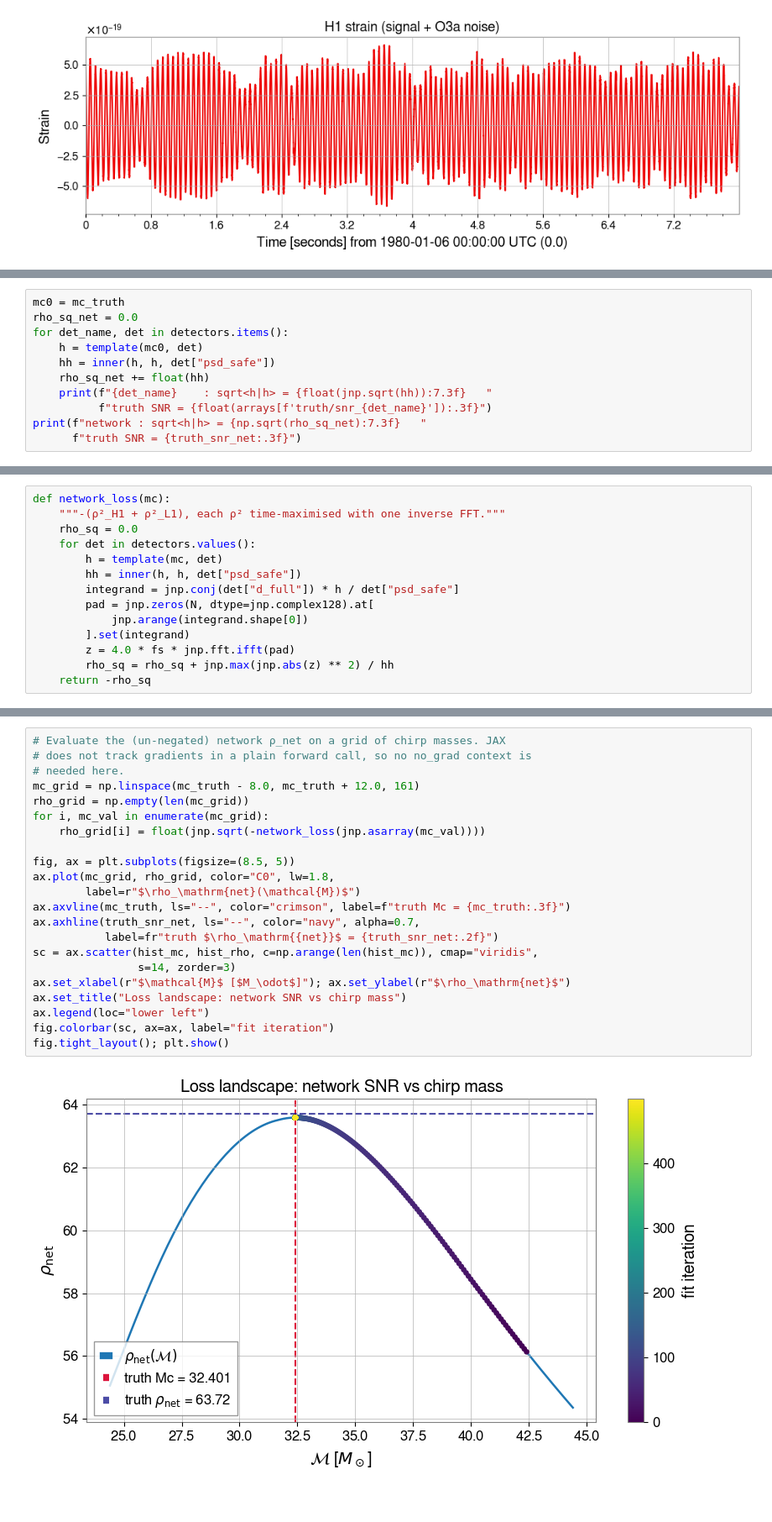
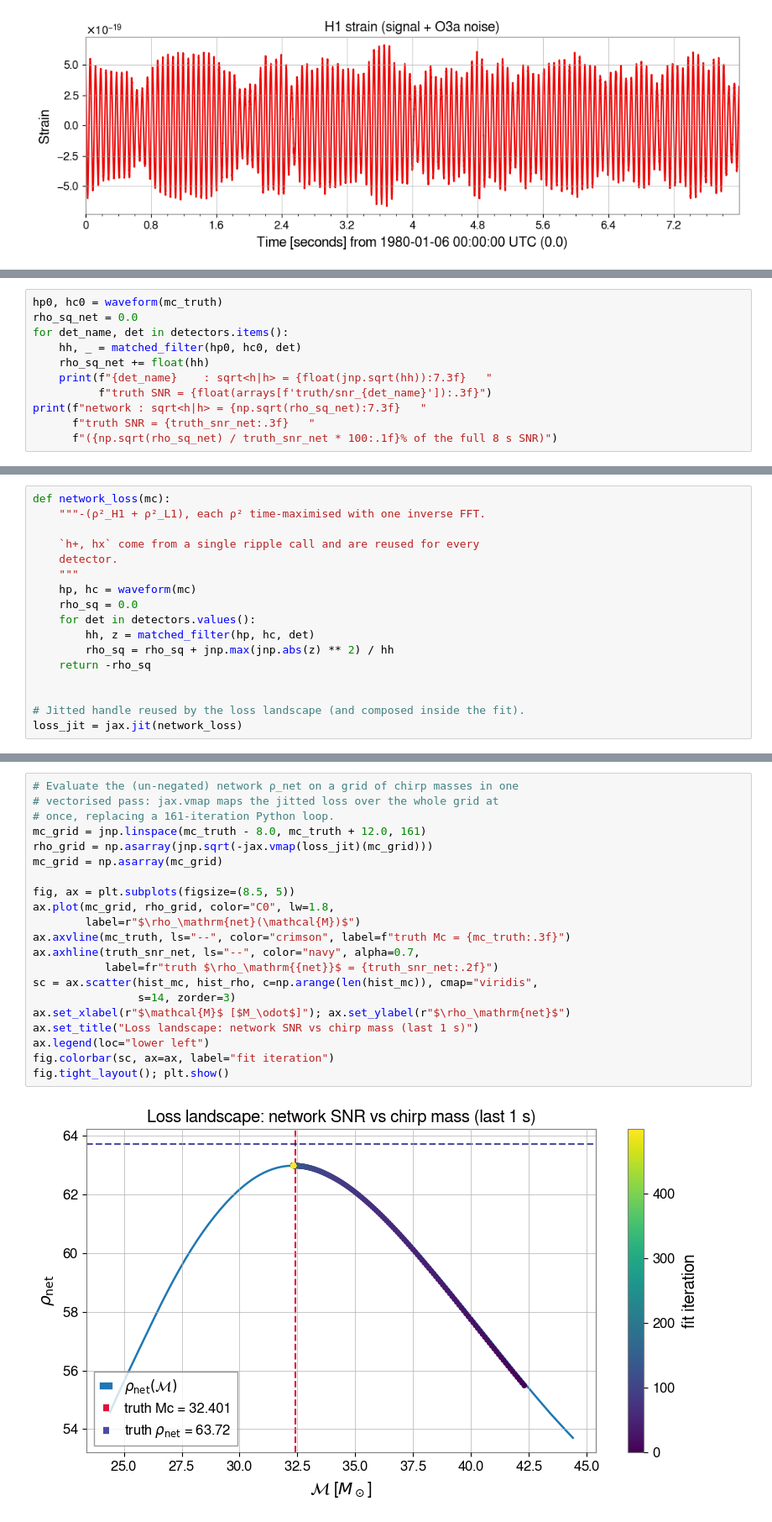
Before and after one commit to chreissel/bnsfinder, a Jupyter notebook: FirstTests.ipynb, the cells around one changed output, grey strips where cells are left out. Shown at 84% size. Saved outputs shown, nothing was run; the diff lists cells and outputs as text.

```diff
--- a/FirstTests.ipynb
+++ b/FirstTests.ipynb
@@ -177,12 +192,12 @@ truth_snr_net = float(arrays["truth/snr"])
 # %%
-mc0 = mc_truth
+hp0, hc0 = waveform(mc_truth)
 rho_sq_net = 0.0
 for det_name, det in detectors.items():
-    h = template(mc0, det)
-    hh = inner(h, h, det["psd_safe"])
+    hh, _ = matched_filter(hp0, hc0, det)
     rho_sq_net += float(hh)
     print(f"{det_name}    : sqrt<h|h> = {float(jnp.sqrt(hh)):7.3f}   "
           f"truth SNR = {float(arrays[f'truth/snr_{det_name}']):.3f}")
 print(f"network : sqrt<h|h> = {np.sqrt(rho_sq_net):7.3f}   "
-      f"truth SNR = {truth_snr_net:.3f}")
+      f"truth SNR = {truth_snr_net:.3f}   "
+      f"({np.sqrt(rho_sq_net) / truth_snr_net * 100:.1f}% of the full 8 s SNR)")
 # %% [output]
@@ -241,15 +251,18 @@ tracks it automatically. `jax.grad` differentiates straight through the
 # %%
 def network_loss(mc):
-    """-(ρ²_H1 + ρ²_L1), each ρ² time-maximised with one inverse FFT."""
+    """-(ρ²_H1 + ρ²_L1), each ρ² time-maximised with one inverse FFT.
+
+    `h+, hx` come from a single ripple call and are reused for every
+    detector.
+    """
+    hp, hc = waveform(mc)
     rho_sq = 0.0
     for det in detectors.values():
-        h = template(mc, det)
-        hh = inner(h, h, det["psd_safe"])
-        integrand = jnp.conj(det["d_full"]) * h / det["psd_safe"]
-        pad = jnp.zeros(N, dtype=jnp.complex128).at[
-            jnp.arange(integrand.shape[0])
-        ].set(integrand)
-        z = 4.0 * fs * jnp.fft.ifft(pad)
+        hh, z = matched_filter(hp, hc, det)
         rho_sq = rho_sq + jnp.max(jnp.abs(z) ** 2) / hh
     return -rho_sq
+
+
+# Jitted handle reused by the loss landscape (and composed inside the fit).
+loss_jit = jax.jit(network_loss)
 # %%
@@ -307,25 +328,24 @@ in the fit) to visualise the objective the optimiser descends. The fit
 trajectory is overlaid, its colour encoding iteration.
 # %%
-# Evaluate the (un-negated) network ρ_net on a grid of chirp masses. JAX
-# does not track gradients in a plain forward call, so no no_grad context is
-# needed here.
-mc_grid = np.linspace(mc_truth - 8.0, mc_truth + 12.0, 161)
-rho_grid = np.empty(len(mc_grid))
-for i, mc_val in enumerate(mc_grid):
-    rho_grid[i] = float(jnp.sqrt(-network_loss(jnp.asarray(mc_val))))
+# Evaluate the (un-negated) network ρ_net on a grid of chirp masses in one
+# vectorised pass: jax.vmap maps the jitted loss over the whole grid at
+# once, replacing a 161-iteration Python loop.
+mc_grid = jnp.linspace(mc_truth - 8.0, mc_truth + 12.0, 161)
+rho_grid = np.asarray(jnp.sqrt(-jax.vmap(loss_jit)(mc_grid)))
+mc_grid = np.asarray(mc_grid)
 
 fig, ax = plt.subplots(figsize=(8.5, 5))
 ax.plot(mc_grid, rho_grid, color="C0", lw=1.8,
         label=r"$\rho_\mathrm{net}(\mathcal{M})$")
 ax.axvline(mc_truth, ls="--", color="crimson", label=f"truth Mc = {mc_truth:.3f}")
 ax.axhline(truth_snr_net, ls="--", color="navy", alpha=0.7,
            label=fr"truth $\rho_\mathrm{{net}}$ = {truth_snr_net:.2f}")
 sc = ax.scatter(hist_mc, hist_rho, c=np.arange(len(hist_mc)), cmap="viridis",
                 s=14, zorder=3)
 ax.set_xlabel(r"$\mathcal{M}$ [$M_\odot$]"); ax.set_ylabel(r"$\rho_\mathrm{net}$")
-ax.set_title("Loss landscape: network SNR vs chirp mass")
+ax.set_title("Loss landscape: network SNR vs chirp mass (last 1 s)")
 ax.legend(loc="lower left")
 fig.colorbar(sc, ax=ax, label="fit iteration")
 fig.tight_layout(); plt.show()
 # %% [output]
-[figure, old version]
+[figure, new version]
```
Also changed, not shown: parts of 9 cells of this notebook.
